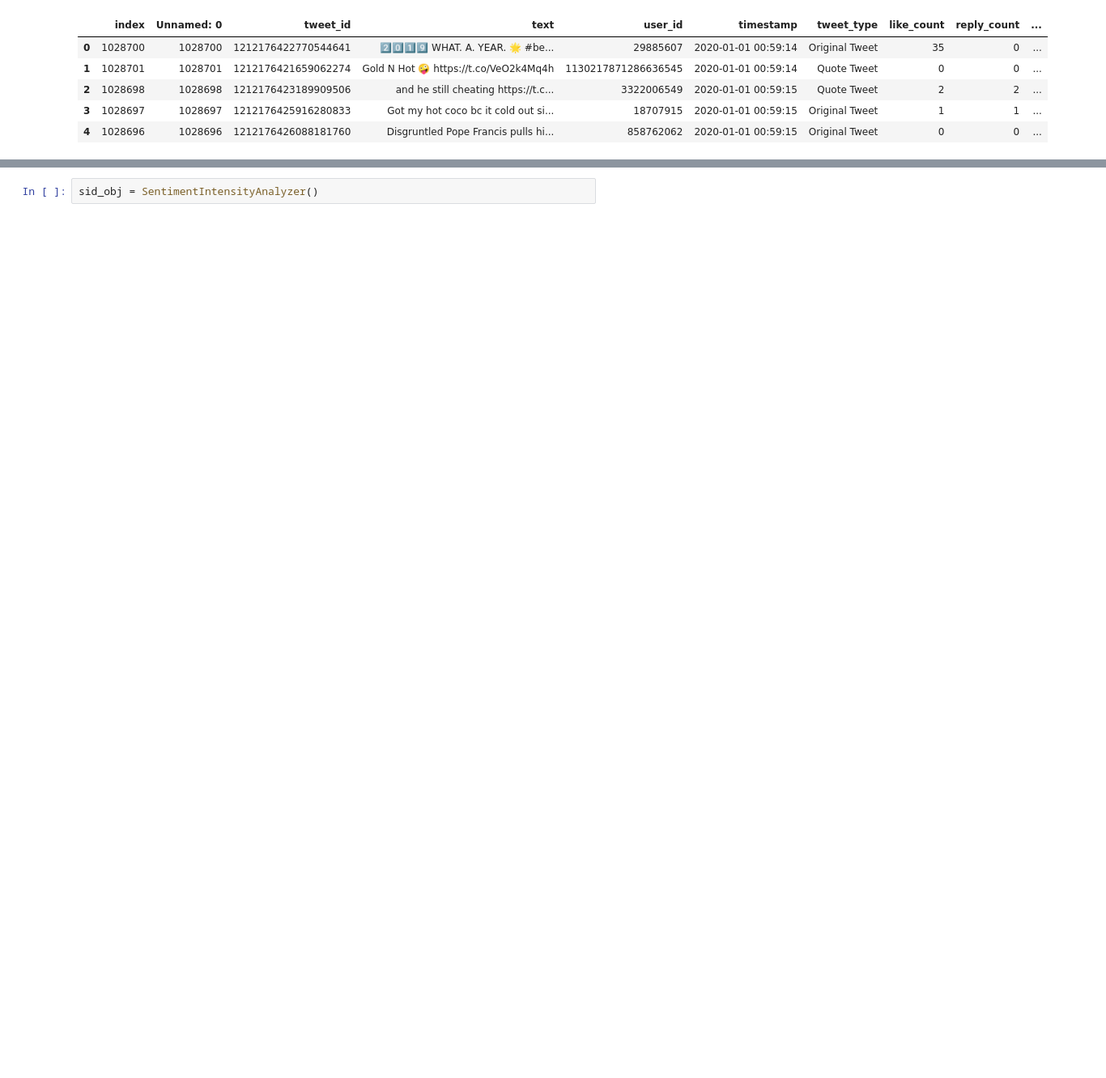
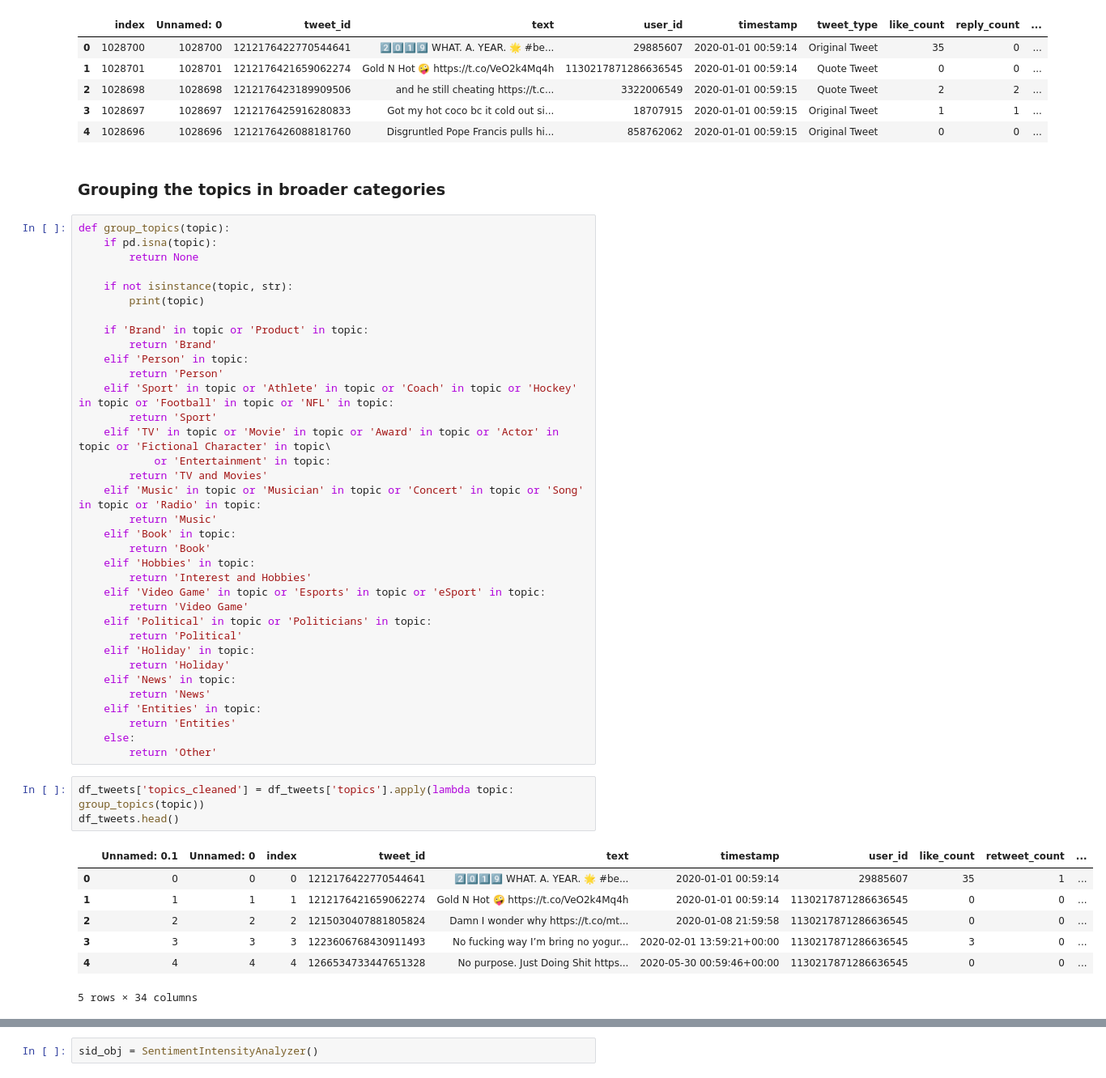
Before and after one commit to MiguelDordio/InformationFlow, a Jupyter notebook: Twitter/analysis/prepare_final_dataset.ipynb, the cells around one changed output, grey strips where cells are left out. Shown: that part at 81% size. Drawn from its saved outputs; the diff is of its cells as text; blank space fills up the shorter version.

```diff
--- a/Twitter/analysis/prepare_final_dataset.ipynb
+++ b/Twitter/analysis/prepare_final_dataset.ipynb
@@ -311,3 +312,51 @@ df_tweets.head(5)
 | 2 | 1028698 | 1028698 | 1212176423189909506 | and he still cheating https://t.c... | 3322006549 | 2020-01-01 00:59:15 | Quote Tweet | 2 | 2 | ... |
 | 3 | 1028697 | 1028697 | 1212176425916280833 | Got my hot coco bc it cold out si... | 18707915 | 2020-01-01 00:59:15 | Original Tweet | 1 | 1 | ... |
 | 4 | 1028696 | 1028696 | 1212176426088181760 | Disgruntled Pope Francis pulls hi... | 858762062 | 2020-01-01 00:59:15 | Original Tweet | 0 | 0 | ... |
+# %% [markdown]
+### Grouping the topics in broader categories
+# %%
+def group_topics(topic):
+    if pd.isna(topic):
+        return None
+
+    if not isinstance(topic, str):
+        print(topic)
+
+    if 'Brand' in topic or 'Product' in topic:
+        return 'Brand'
+    elif 'Person' in topic:
+        return 'Person'
+    elif 'Sport' in topic or 'Athlete' in topic or 'Coach' in topic or 'Hockey' in topic or 'Football' in topic or 'NFL' in topic:
+        return 'Sport'
+    elif 'TV' in topic or 'Movie' in topic or 'Award' in topic or 'Actor' in topic or 'Fictional Character' in topic\
+            or 'Entertainment' in topic:
+        return 'TV and Movies'
+    elif 'Music' in topic or 'Musician' in topic or 'Concert' in topic or 'Song' in topic or 'Radio' in topic:
+        return 'Music'
+    elif 'Book' in topic:
+        return 'Book'
+    elif 'Hobbies' in topic:
+        return 'Interest and Hobbies'
+    elif 'Video Game' in topic or 'Esports' in topic or 'eSport' in topic:
+        return 'Video Game'
+    elif 'Political' in topic or 'Politicians' in topic:
+        return 'Political'
+    elif 'Holiday' in topic:
+        return 'Holiday'
+    elif 'News' in topic:
+        return 'News'
+    elif 'Entities' in topic:
+        return 'Entities'
+    else:
+        return 'Other'
+# %%
+df_tweets['topics_cleaned'] = df_tweets['topics'].apply(lambda topic: group_topics(topic))
+df_tweets.head()
+# %% [output]
+|  | Unnamed: 0.1 | Unnamed: 0 | index | tweet_id | text | timestamp | user_id | like_count | retweet_count | ... |
+| 0 | 0 | 0 | 0 | 1212176422770544641 | 2️⃣0️⃣1️⃣9️⃣ WHAT. A. YEAR. 🌟 #be... | 2020-01-01 00:59:14 | 29885607 | 35 | 1 | ... |
+| 1 | 1 | 1 | 1 | 1212176421659062274 | Gold N Hot 🤪 https://t.co/VeO2k4Mq4h | 2020-01-01 00:59:14 | 1130217871286636545 | 0 | 0 | ... |
+| 2 | 2 | 2 | 2 | 1215030407881805824 | Damn I wonder why https://t.co/mt... | 2020-01-08 21:59:58 | 1130217871286636545 | 0 | 0 | ... |
+| 3 | 3 | 3 | 3 | 1223606768430911493 | No fucking way I’m bring no yogur... | 2020-02-01 13:59:21+00:00 | 1130217871286636545 | 3 | 0 | ... |
+| 4 | 4 | 4 | 4 | 1266534733447651328 | No purpose. Just Doing Shit https... | 2020-05-30 00:59:46+00:00 | 1130217871286636545 | 0 | 0 | ... |
+5 rows × 34 columns
```
Also changed, not shown: parts of 16 cells of this notebook, 1 other file.
